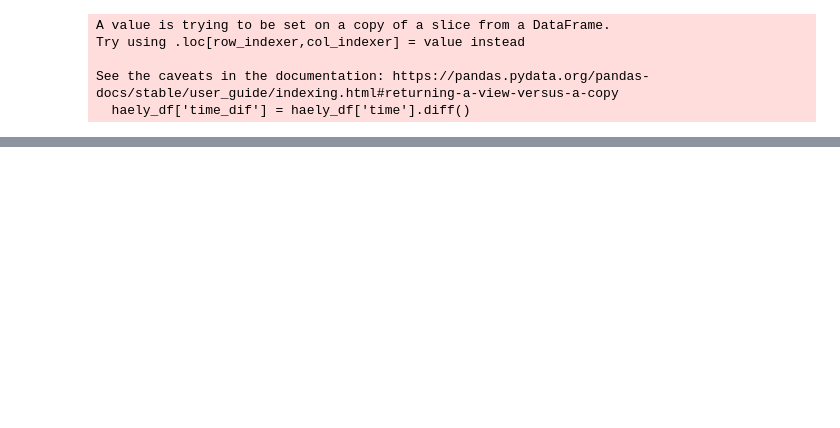
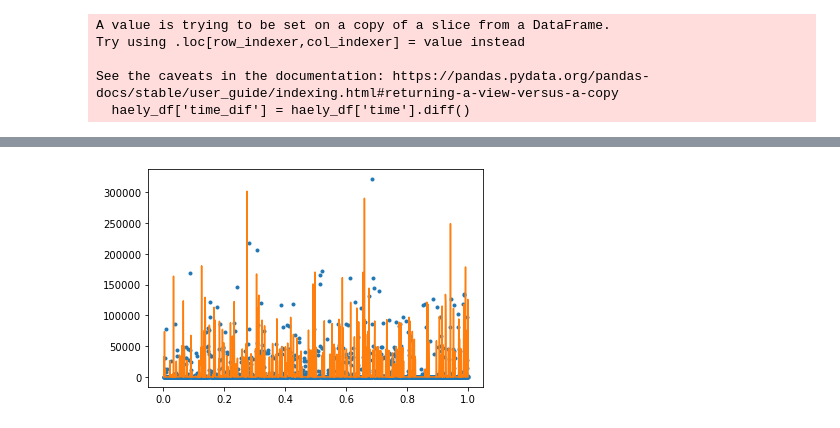
Before and after one commit to haely/whatsapp-chat-ananlysis, a Jupyter notebook: whatsapp-haet.ipynb, the cells around one changed output, grey strips where cells are left out. Saved outputs shown, nothing was run; the diff lists cells and outputs as text; code cells hidden in the pictures; blank space fills up the shorter version.

```diff
--- a/whatsapp-haet.ipynb
+++ b/whatsapp-haet.ipynb
@@ -422,3 +430 @@ stopwords                 int64
 dtype: object
-# %%
-haely_df.iloc[:,0] = pd.to_datetime(haely_df.iloc[:,0])
@@ -492,3 +458,0 @@ Timedelta('0 days 08:59:42')
-# %%
-haet_df.iloc[:,0] = pd.to_datetime(haet_df.iloc[:,0])
-haet_df['time_dif'] = haet_df['time'].diff()
@@ -496,0 +471,3 @@ ParserError: month must be in 1..12: 21/06, 8:18 PM
+# %%
+haely_df['time_dif'] = haely_df['time'].diff()
+haet_df['time_dif'] = haet_df['time'].diff()
@@ -496,0 +509,32 @@ ParserError: month must be in 1..12: 21/06, 8:18 PM
+# %%
+# plot every min
+from math import factorial
+
+x0 = range(1, 18967)
+x1 = range(1,17000)
+y0 = haet_df['time_dif'].tolist()
+
+y1 = haely_df['time_dif'].tolist()
+
+
+for i in range(len(y0)):
+    y0[i]=y0[i].total_seconds()
+    if y0[i]<0:
+        y0[i]=0
+for i in range(len(y1)):
+    y1[i]=y1[i].total_seconds()
+    if y1[i]<0:
+        y1[i]=0
+
+%matplotlib inline
+import mpld3
+mpld3.enable_notebook()
+
+
+x0 = np.linspace(0, 1, 1652)
+x1 = np.linspace(0, 1, 1215)
+plt.plot(x0, y0, '.')
+plt.plot(x1, y1,'-')
+plt.show()
+# %% [output]
+[figure, added]
```
Also changed, not shown: parts of 27 cells of this notebook.
